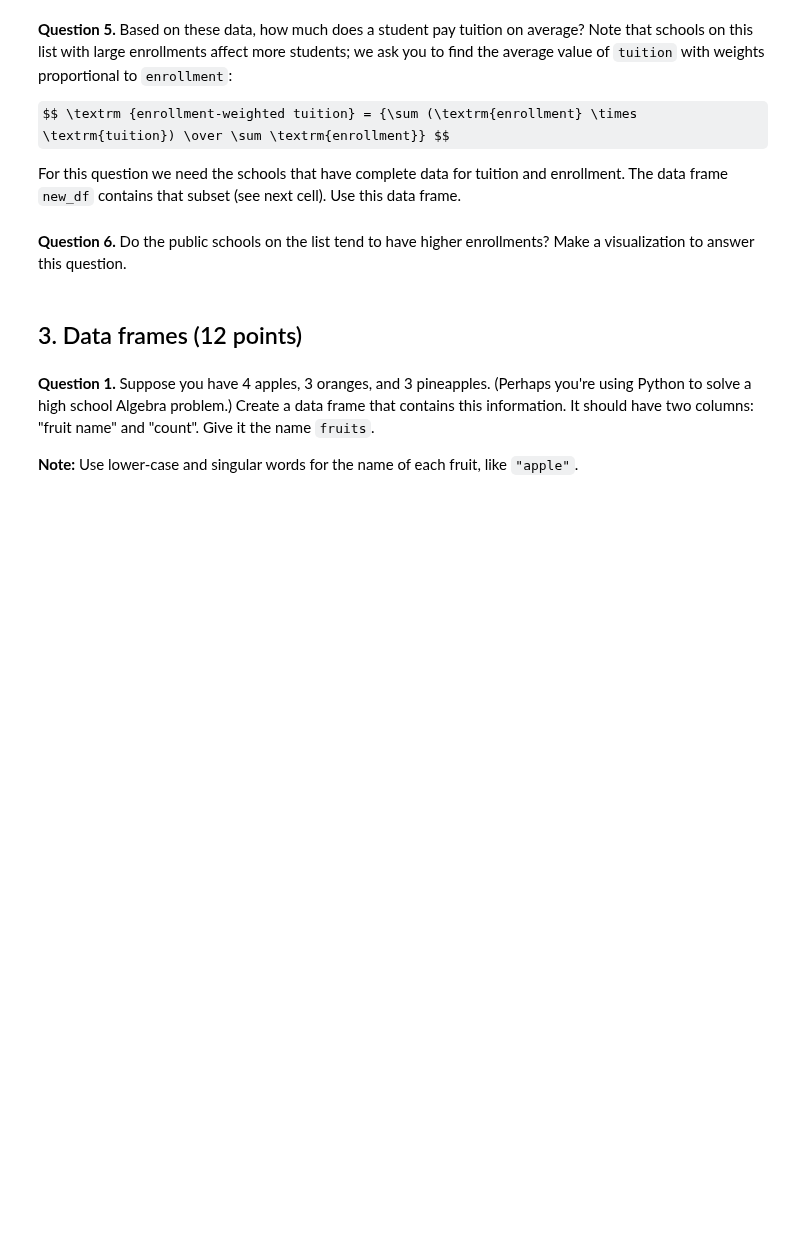
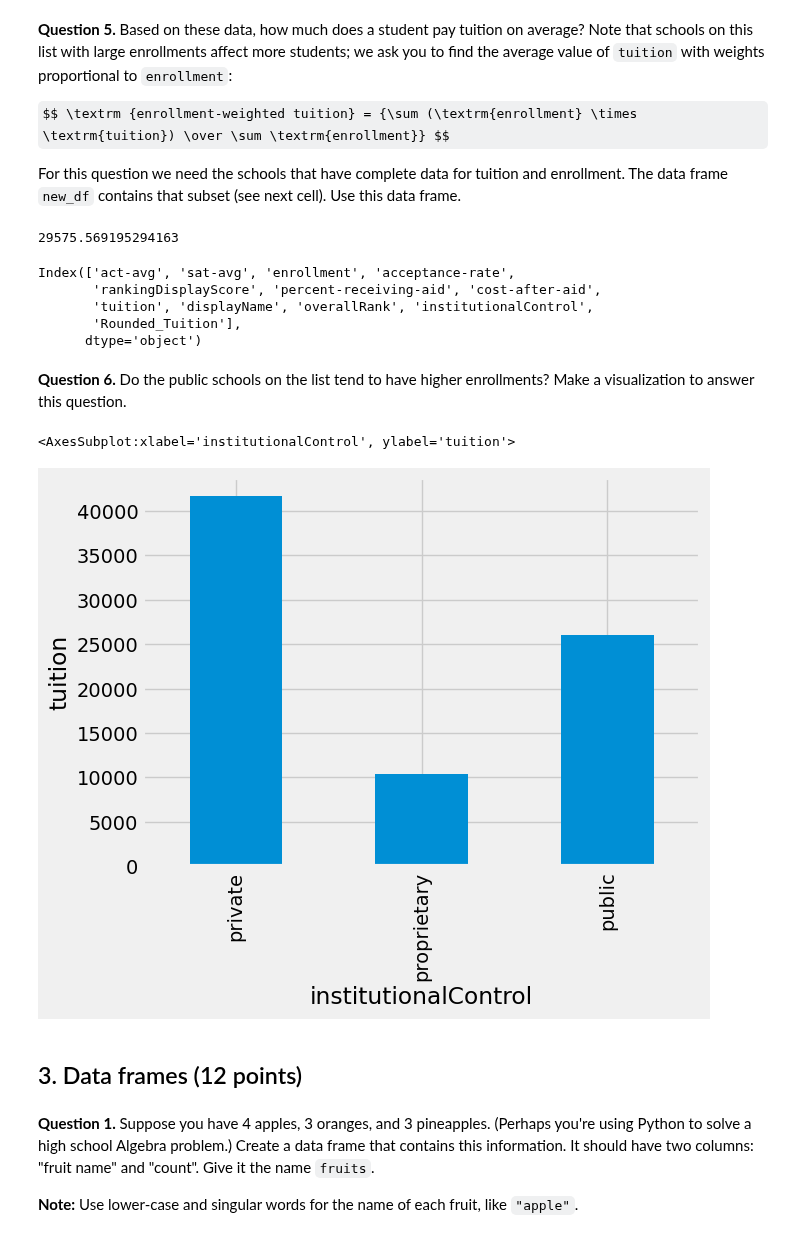
Before and after one commit to mattzhao-R/data-118, a Jupyter notebook: hw/HW02_AUT22-C.ipynb, the cells around one changed output. Cells and saved outputs as stored; diff of their text form; code cells hidden in the pictures; some formulas as TeX source; blank space fills up the shorter version.

```diff
--- a/hw/HW02_AUT22-C.ipynb
+++ b/hw/HW02_AUT22-C.ipynb
@@ -99,3 +171,5 @@ Create a new column in the `colleges_df` called `Rounded_Tuition` that contains
 Display the name of all universities that have rounded tuition equal to $45K.
 # %%
 # Display Universities with tuition between 44500 and 45499
+colleges_df['Rounded_Tuition'] = (colleges_df['tuition'] / 1000).astype('int')*1000
+colleges_df[colleges_df['Rounded_Tuition']==45000]['displayName']
@@ -116,9 +214,26 @@ For this question we need the schools that have complete data for tuition and en
 # %%
 # run this cell
 new_df = colleges_df.dropna(subset=['enrollment'])
+# %%
+(new_df['enrollment'] * new_df['tuition']).sum() / new_df['enrollment'].sum()
+# %% [output]
+29575.569195294163
+# %%
+new_df.columns
+# %% [output]
+Index(['act-avg', 'sat-avg', 'enrollment', 'acceptance-rate',
+       'rankingDisplayScore', 'percent-receiving-aid', 'cost-after-aid',
+       'tuition', 'displayName', 'overallRank', 'institutionalControl',
+       'Rounded_Tuition'],
+      dtype='object')
 # %% [markdown]
 **Question 6.**  Do the public schools on the list tend to have higher enrollments?
 Make a visualization to answer this question.
+# %%
+new_df.groupby('institutionalControl')['tuition'].mean().plot.bar(ylabel='tuition')
+# %% [output]
+<AxesSubplot:xlabel='institutionalControl', ylabel='tuition'>
+[figure, added]
 # %% [markdown]
 ## 3. Data frames (12 points)
 # %% [markdown]
```
Also changed, not shown: parts of 27 cells of this notebook, 3 other files.
